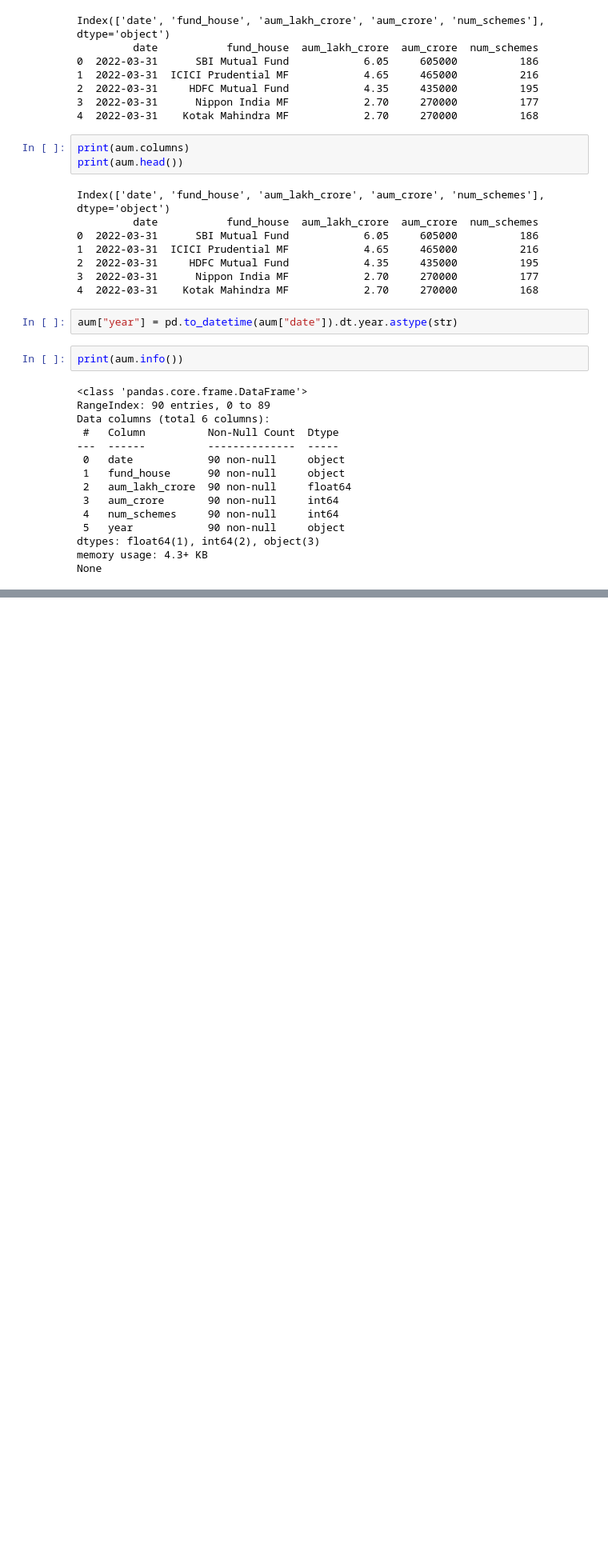
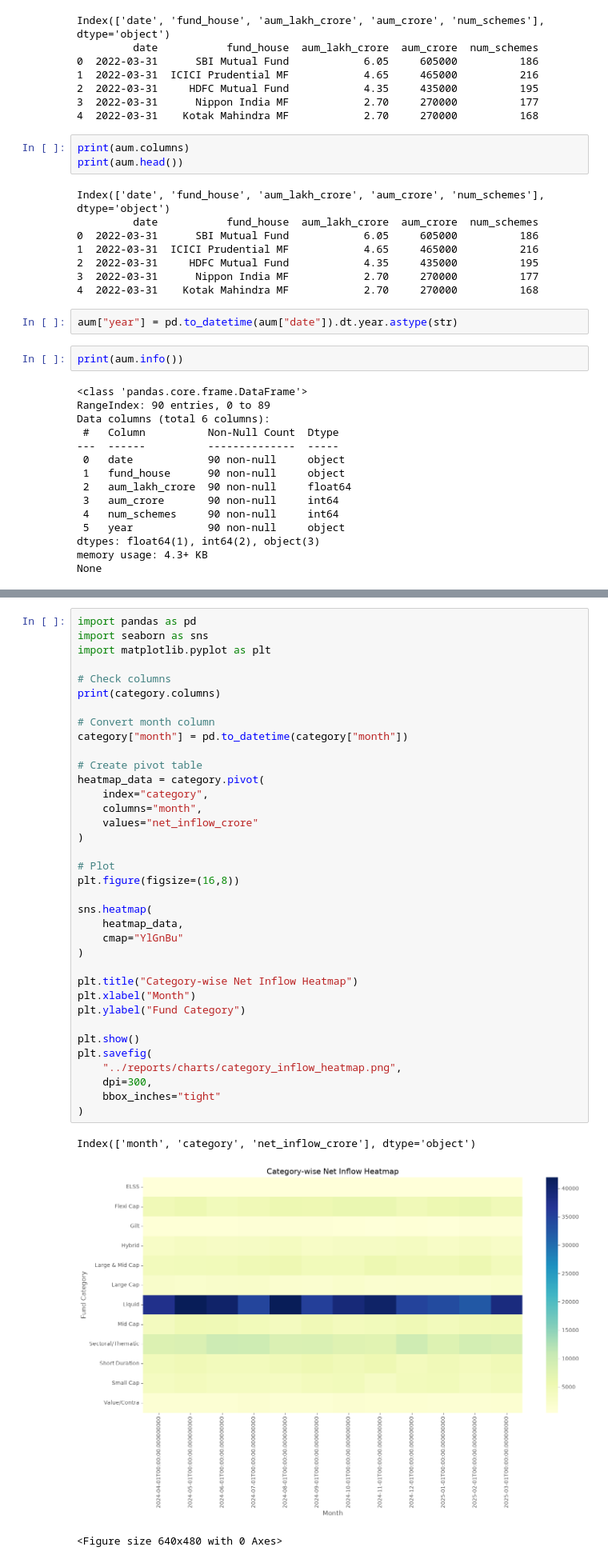
Before and after one commit to Aasha-M5/Bluestock-Mutual-Fund-Analytics, a Jupyter notebook: notebooks/eda_visual_analysis.ipynb, the cells around one changed output, grey strips where cells are left out. Shown at 80% size. Cells and saved outputs as stored; diff of their text form; blank space fills up the shorter version.

Commit message:
Day 3: EDA charts and insights completed

```diff
--- a/notebooks/eda_visual_analysis.ipynb
+++ b/notebooks/eda_visual_analysis.ipynb
@@ -193,0 +258,40 @@ Index(['date', 'fund_house', 'aum_lakh_crore', 'aum_crore', 'num_schemes',
+# %%
+import pandas as pd
+import seaborn as sns
+import matplotlib.pyplot as plt
+
+# Check columns
+print(category.columns)
+
+# Convert month column
+category["month"] = pd.to_datetime(category["month"])
+
+# Create pivot table
+heatmap_data = category.pivot(
+    index="category",
+    columns="month",
+    values="net_inflow_crore"
+)
+
+# Plot
+plt.figure(figsize=(16,8))
+
+sns.heatmap(
+    heatmap_data,
+    cmap="YlGnBu"
+)
+
+plt.title("Category-wise Net Inflow Heatmap")
+plt.xlabel("Month")
+plt.ylabel("Fund Category")
+
+plt.show()
+plt.savefig(
+    "../reports/charts/category_inflow_heatmap.png",
+    dpi=300,
+    bbox_inches="tight"
+)
+# %% [output]
+Index(['month', 'category', 'net_inflow_crore'], dtype='object')
+[figure, added]
+<Figure size 640x480 with 0 Axes>
```
Also changed, not shown: parts of 24 cells of this notebook.
